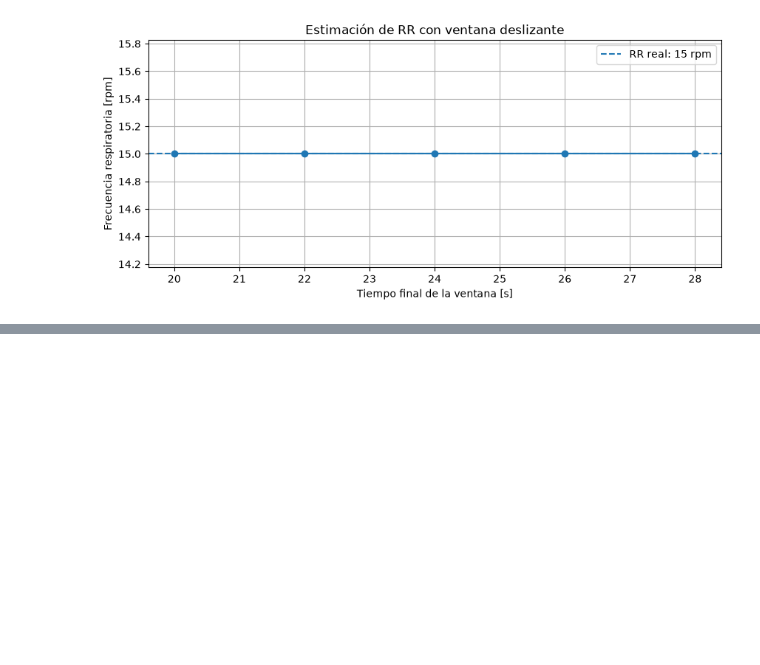
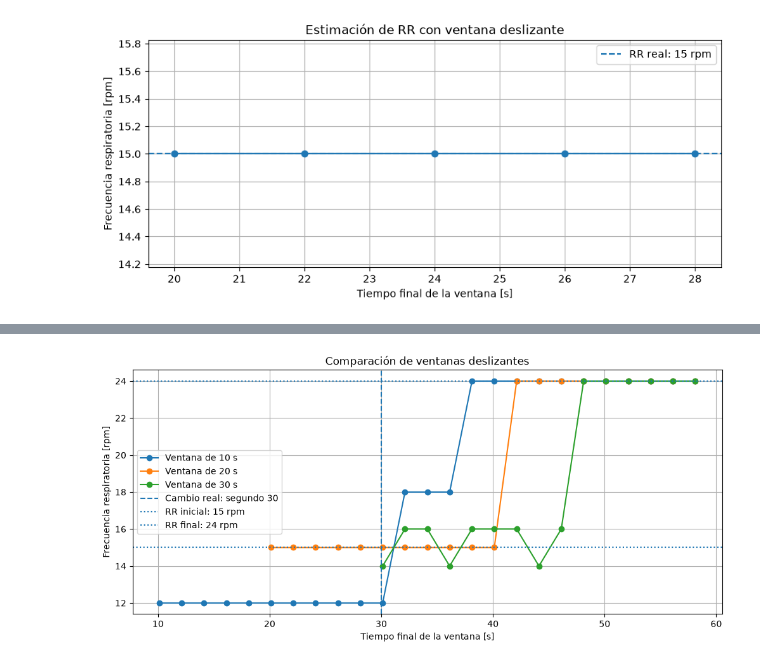
Before and after one commit to carlosgmontoya/respiratory-rate-ppg, a Jupyter notebook: notebooks/01_synthetic_ppg.ipynb, the cells around one changed output, grey strips where cells are left out. Saved outputs shown, nothing was run; the diff lists cells and outputs as text; code cells hidden in the pictures; blank space fills up the shorter version.

```diff
--- a/notebooks/01_synthetic_ppg.ipynb
+++ b/notebooks/01_synthetic_ppg.ipynb
@@ -517,0 +789,28 @@ plt.show()
+# %%
+plt.figure(figsize=(12, 5))
+
+for ventana_s, (tiempos, rr) in resultados.items():
+    plt.plot(
+        tiempos,
+        rr,
+        marker="o",
+        label=f"Ventana de {ventana_s} s"
+    )
+
+plt.axvline(
+    t_cambio,
+    linestyle="--",
+    label="Cambio real: segundo 30"
+)
+
+plt.axhline(15, linestyle=":", label="RR inicial: 15 rpm")
+plt.axhline(24, linestyle=":", label="RR final: 24 rpm")
+
+plt.xlabel("Tiempo final de la ventana [s]")
+plt.ylabel("Frecuencia respiratoria [rpm]")
+plt.title("Comparación de ventanas deslizantes")
+plt.grid()
+plt.legend()
+plt.show()
+# %% [output]
+[figure, added]
```
Also changed, not shown: parts of 32 cells of this notebook.
